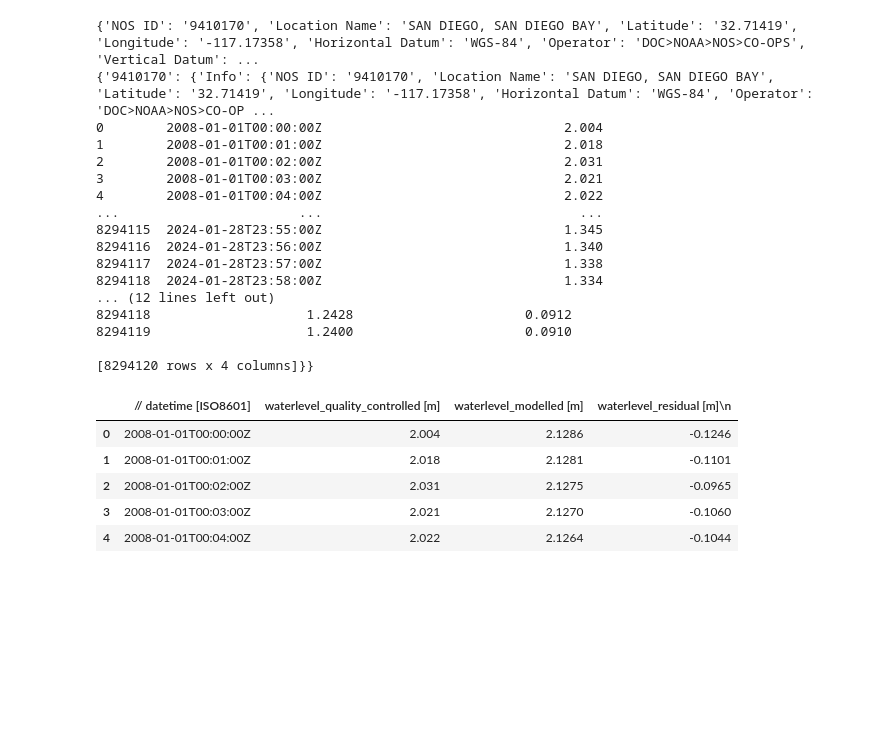
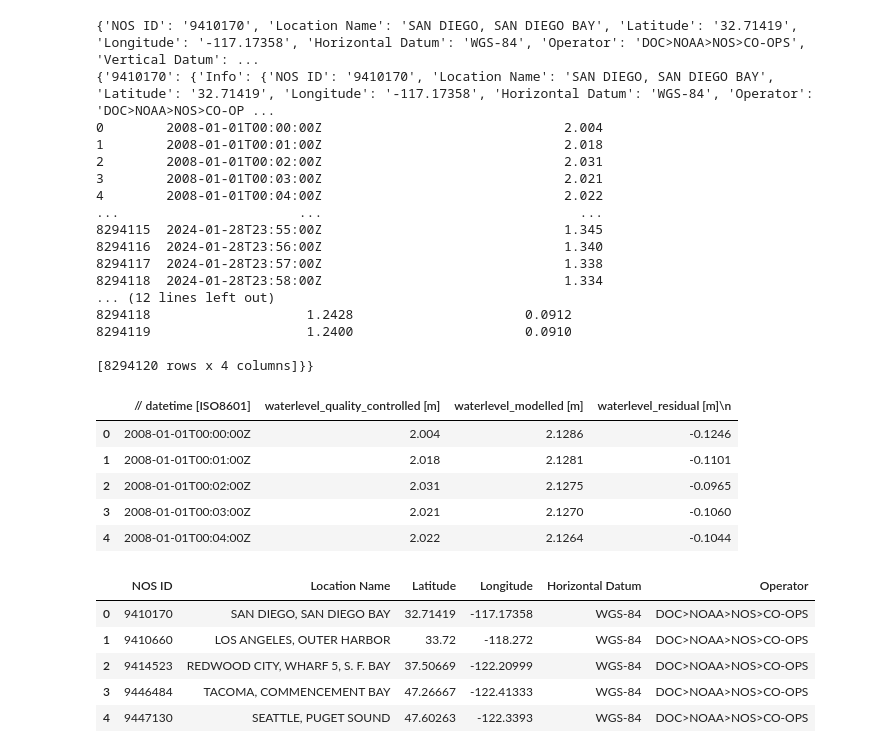
Before and after one commit to shaives/HarborTide, a Jupyter notebook: test.ipynb, the cells around one changed output. Drawn from its saved outputs; the diff is of its cells as text; code cells hidden in the pictures; blank space fills up the shorter version.

```diff
--- a/test.ipynb
+++ b/test.ipynb
@@ -159,3 +159,37 @@ data.head()
 | 2 | 2008-01-01T00:02:00Z | 2.031 | 2.1275 | -0.0965 |
 | 3 | 2008-01-01T00:03:00Z | 2.021 | 2.1270 | -0.1060 |
 | 4 | 2008-01-01T00:04:00Z | 2.022 | 2.1264 | -0.1044 |
+# %%
+sensor_information_dict = dict()
+
+for file in os.listdir('./data/tide_sensors/.'):
+
+    with gzip.open('./data/tide_sensors/' + file, 'rt') as file_in:
+
+        # Reading in header
+        sensor_information_file = file_in.readlines()[0:10]
+
+    for line in sensor_information_file[:-4]:
+
+        name, value = line.removeprefix('// ').strip().split(':')
+
+        if name in sensor_information_dict:
+            sensor_information_dict[name].append(value)
+        else :
+            sensor_information_dict[name] = [value]
+
+sensor_information_df = pd.DataFrame(sensor_information_dict)
+
+sensor_information_df = sensor_information_df.assign(geoPoint = list(zip(sensor_information_df.Latitude.astype('float64'), sensor_information_df.Longitude.astype('float64'))))
+sensor_information_df.drop(columns = ['Latitude', 'Longitude'], inplace =  True)
+
+sensor_information_df.info()
+# %%
+sensor_information_df.head()
+# %% [output]
+|  | NOS ID | Location Name | Latitude | Longitude | Horizontal Datum | Operator |
+| 0 | 9410170 | SAN DIEGO, SAN DIEGO BAY | 32.71419 | -117.17358 | WGS-84 | DOC>NOAA>NOS>CO-OPS |
+| 1 | 9410660 | LOS ANGELES, OUTER HARBOR | 33.72 | -118.272 | WGS-84 | DOC>NOAA>NOS>CO-OPS |
+| 2 | 9414523 | REDWOOD CITY, WHARF 5, S. F. BAY | 37.50669 | -122.20999 | WGS-84 | DOC>NOAA>NOS>CO-OPS |
+| 3 | 9446484 | TACOMA, COMMENCEMENT BAY | 47.26667 | -122.41333 | WGS-84 | DOC>NOAA>NOS>CO-OPS |
+| 4 | 9447130 | SEATTLE, PUGET SOUND | 47.60263 | -122.3393 | WGS-84 | DOC>NOAA>NOS>CO-OPS |
```
Also changed, not shown: 3 other files.
